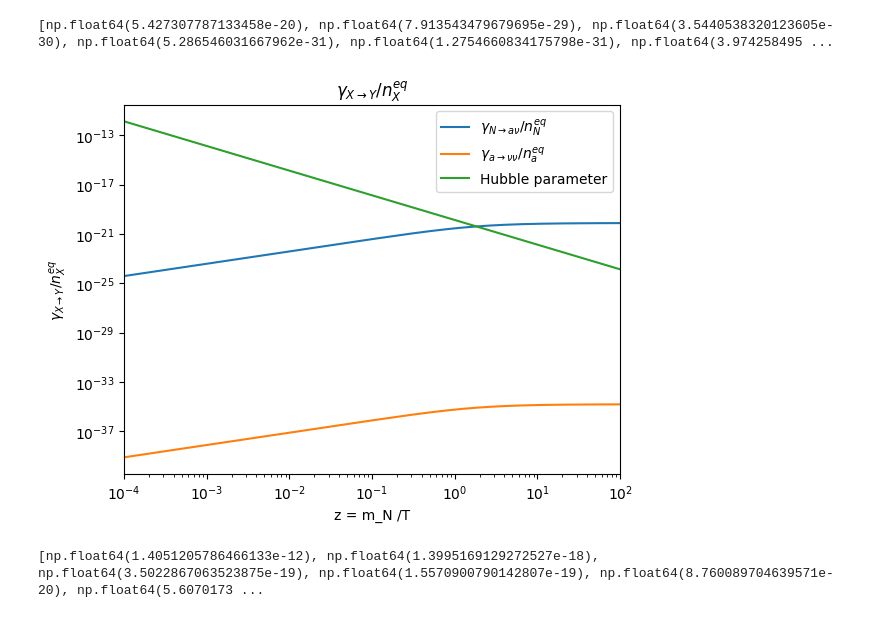
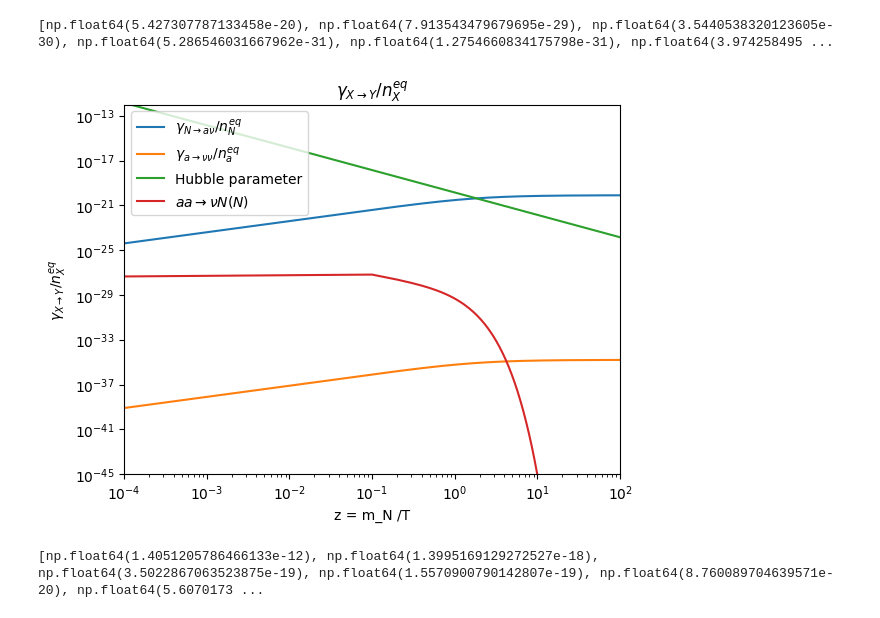
Before and after one commit to janwawrzynek/Thesis, a Jupyter notebook: jupiter/N_av.IPYNB, the cells around one changed output. Drawn from its saved outputs; the diff is of its cells as text; code cells hidden in the pictures.

```diff
--- a/jupiter/N_av.IPYNB
+++ b/jupiter/N_av.IPYNB
@@ -24,0 +33,4 @@ m_nu = mixing_parameter_squared*m_N
+# %%
+def n_X_eq_bosons(g, mass, z): #g is the degrees of freedom
+    n_eq = zeta(3) * g *( (mass/ z)**3 ) * (1/np.pi **2)
+    return n_eq
@@ -191,10 +230,10 @@ for z in mass_temp_ratio:
 
     gamma_aa_vN_value = gamma_aa_vN(z, m_N, m_a, mixing_parameter_squared, f_a)
     gamma_aa_vN_list.append(gamma_aa_vN_value)
-    n_a_eq_value = equilibrium_species_density(1, m_a, z)
+    n_a_eq_value = n_X_eq_bosons(1, m_N, z)
     n_a_eq_list.append(n_a_eq_value)
-    aa_vN_ratio_value = gamma_aa_vN_value/ n_a_eq
-    aa_vN_ratio_list.append(gamma_aa_vN_value)
+    aa_vN_ratio_value = gamma_aa_vN_value/ n_a_eq_value
+    aa_vN_ratio_list.append(aa_vN_ratio_value)
 # %%
 print(gamma_aa_vN_list)
 # %% [output]
@@ -202,14 +241,16 @@ print(gamma_aa_vN_list)
 # %%
 plt.loglog(mass_temp_ratio, gamma_N_av_n_N_eq_ratio_list, label = r'$\gamma_{N \rightarrow a \nu }/ n_{N}^{eq}$')
 plt.loglog(mass_temp_ratio, gamma_a_vv_n_N_eq_ratio_list,label = r'$\gamma_{a \rightarrow \nu \nu }/ n_{a}^{eq}$' )
 plt.loglog(mass_temp_ratio, H_list, label = 'Hubble parameter' )
+plt.loglog(mass_temp_ratio, aa_vN_ratio_list, label = r'$ aa \rightarrow \nu N (N)$')
 plt.xlim(1e-4, 1e2)
+plt.ylim(1e-45, 1e-12)
 plt.title(r'$\gamma_{X \rightarrow Y }/ n_{X}^{eq}$')
 plt.xlabel("z = m_N /T")
 plt.ylabel(r'$\gamma_{X \rightarrow Y }/ n_{X}^{eq}$')
 plt.legend()
 plt.show()
 print(H_list)
 # %% [output]
-[figure, old version]
+[figure, new version]
 [np.float64(1.4051205786466133e-12), np.float64(1.3995169129272527e-18), np.float64(3.5022867063523875e-19), np.float64(1.5570900790142807e-19), np.float64(8.760089704639571e-20), np.float64(5.6070173 ...
```
Also changed, not shown: parts of 6 cells of this notebook.
